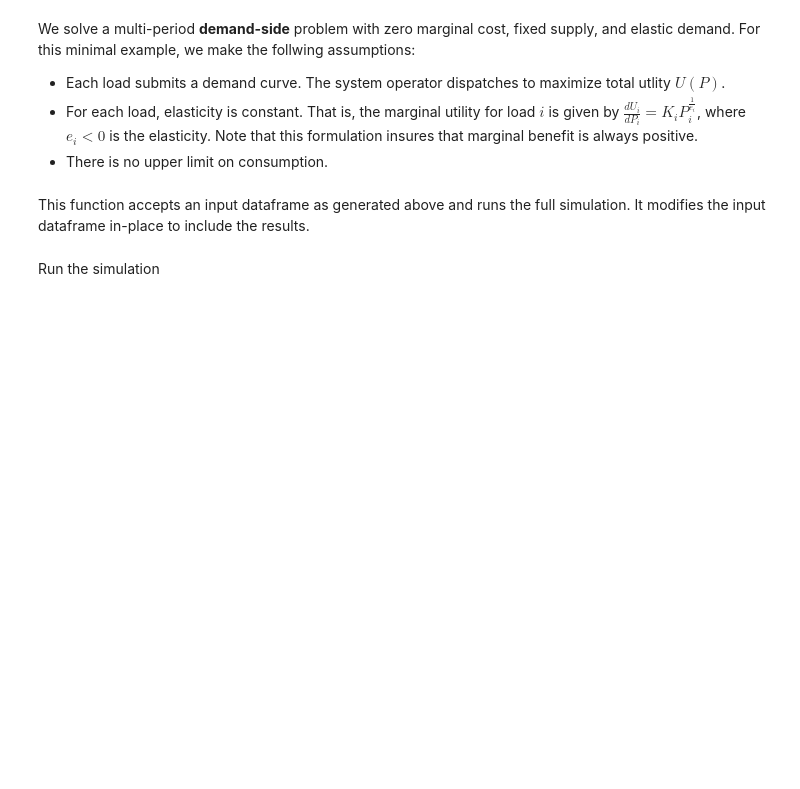
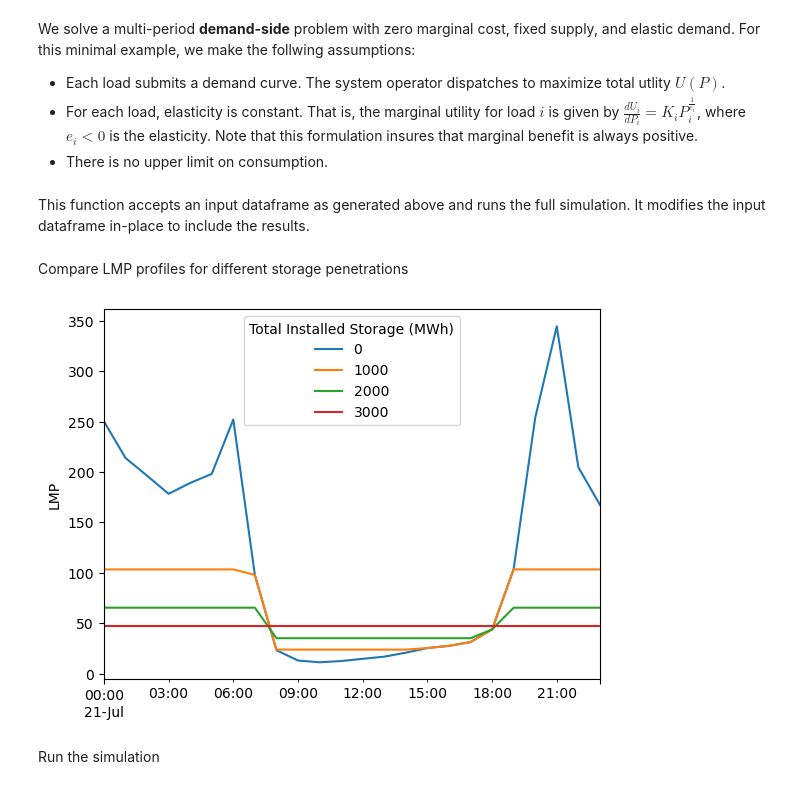
Before and after one commit to eli-brock/opf_zero_marginal_cost, a Jupyter notebook: opf.ipynb, the cells around one changed output. Drawn from its saved outputs; the diff is of its cells as text; code cells hidden in the pictures; blank space fills up the shorter version.

```diff
--- a/opf.ipynb
+++ b/opf.ipynb
@@ -143,6 +141,21 @@ def sim(input):
     input['U'] = np.sum(K*e/(1+e)*(p_d.value)**(1/e+1), axis=0)
 
     return np.stack([b.value, b_0.value])
+# %% [markdown]
+Compare LMP profiles for different storage penetrations
+# %%
+fig, ax = plt.subplots()
+b_totals = [0, 1000, 2000, 3000]
+for b_total in b_totals:
+    df = results.copy()
+    sim(df, b_total)
+    df = df.loc[df.index.day == 21]
+    df['LMP'].apply(pd.Series).mean(axis='columns').plot(ax=ax)
+    ax.set_ylabel('LMP')
+ax.legend(b_totals, title='Total Installed Storage (MWh)')
+fig.show()
+# %% [output]
+[figure, added]
 # %% [markdown]
 Run the simulation
 # %%
```
Also changed, not shown: parts of 4 cells of this notebook.
